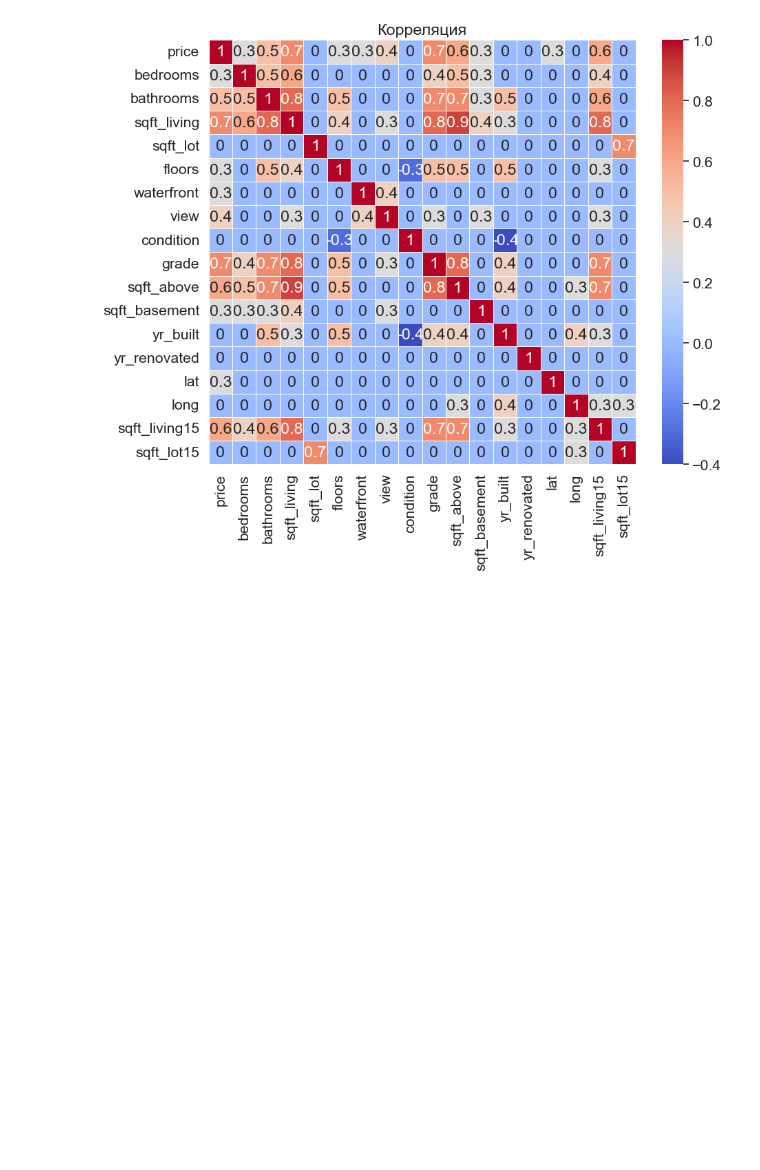
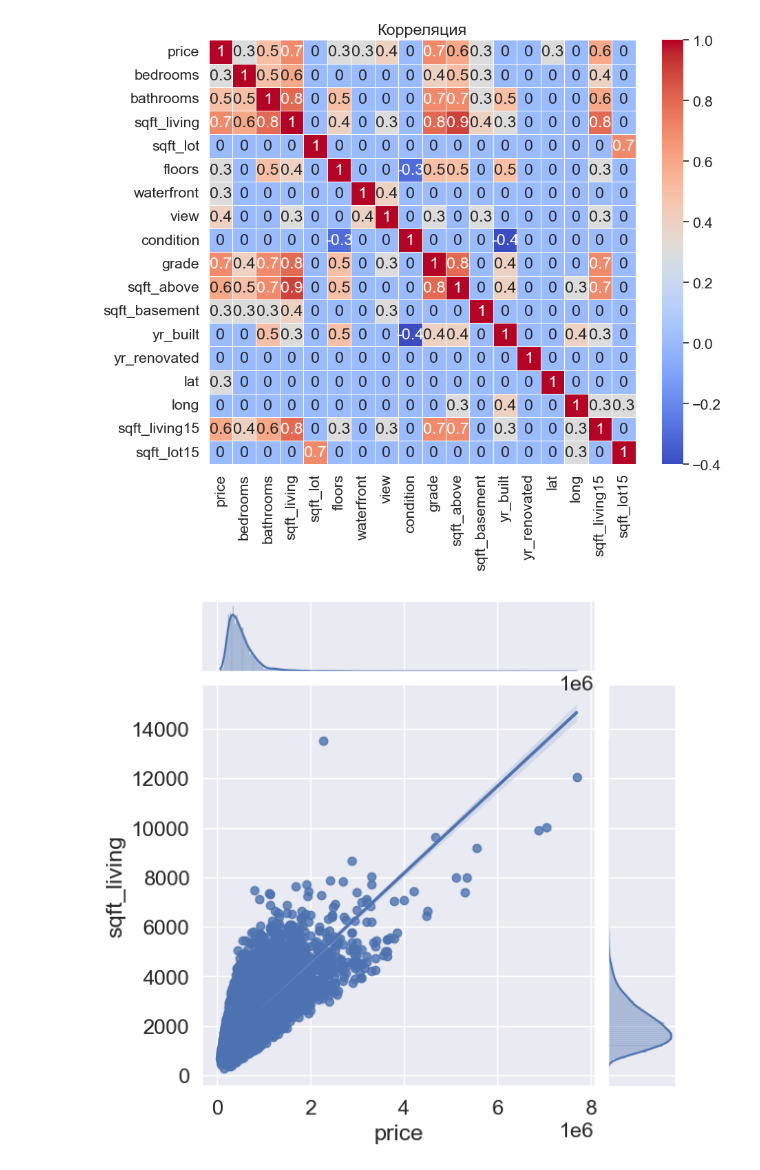
Before and after one commit to MaryVecherik/Python-analyst-seminars-and-homework, a Jupyter notebook: seminar4/homework.ipynb, the cells around one changed output. Drawn from its saved outputs; the diff is of its cells as text; code cells hidden in the pictures; blank space fills up the shorter version.

```diff
--- a/seminar4/homework.ipynb
+++ b/seminar4/homework.ipynb
@@ -166,3 +166,8 @@ sns.heatmap(corr_matrix, annot=True, linewidths=.5, cmap='coolwarm')
 plt.title('Корреляция');
 # %% [output]
 [figure]
+# %%
+# Влияние жилой площади на стоимость
+sns.jointplot(x=df['price'], y=df['sqft_living'], kind='reg');
+# %% [output]
+[figure, added]
```
Also changed, not shown: parts of 7 cells of this notebook.
